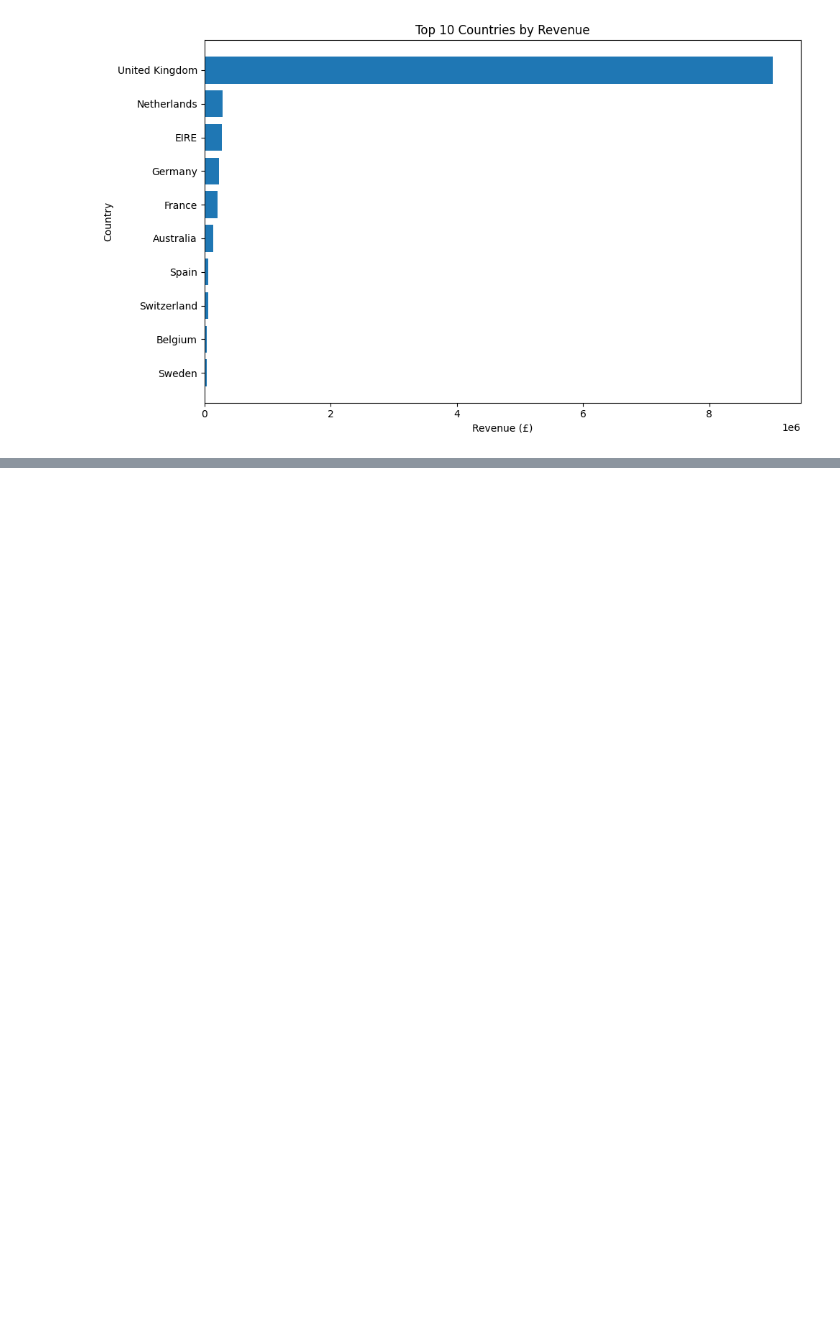
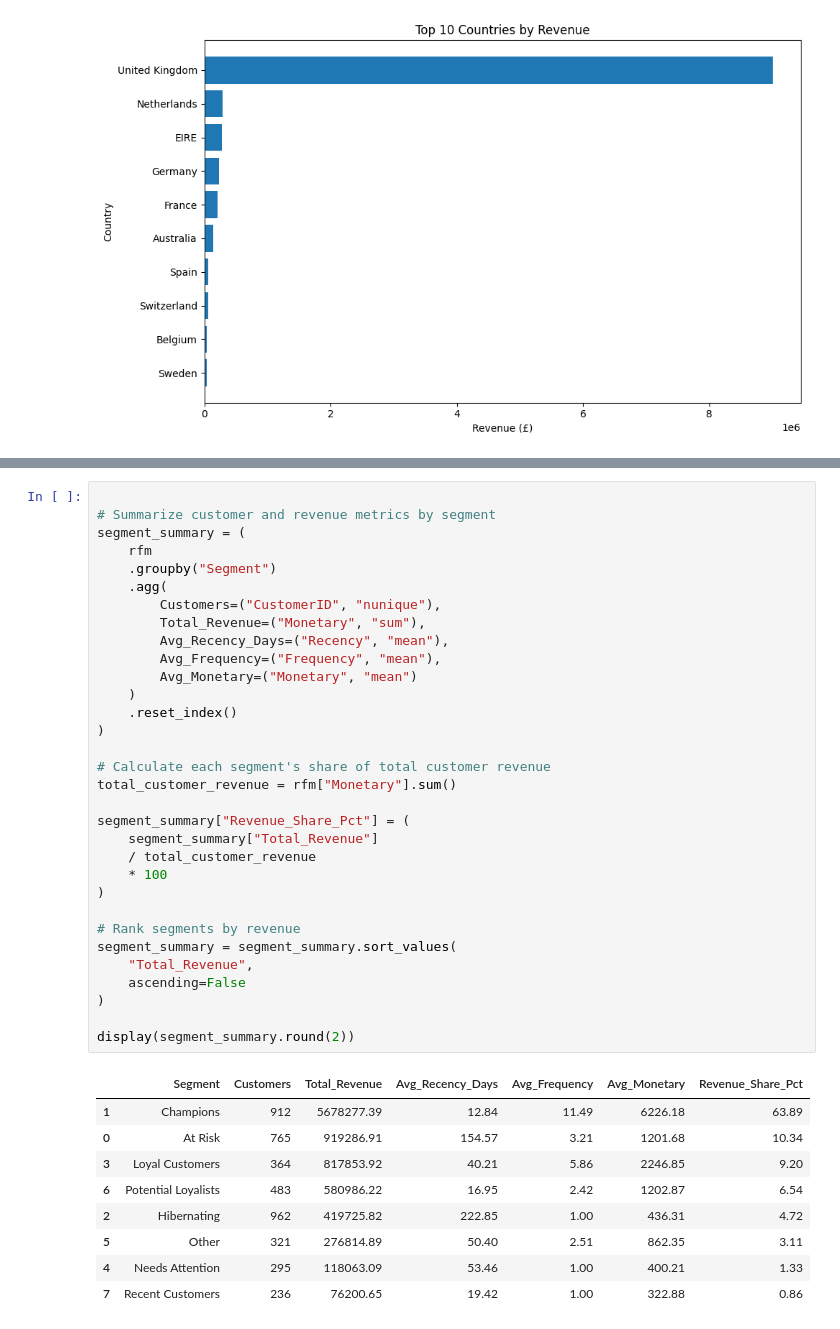
Before and after one commit to sahelsepehri/data-analysis-portfolio, a Jupyter notebook: ecommerce-sales-analysis/notebooks/E-commerce Sales Performance Analysis.ipynb, the cells around one changed output, grey strips where cells are left out. Drawn from its saved outputs; the diff is of its cells as text; blank space fills up the shorter version.

```diff
--- a/ecommerce-sales-analysis/notebooks/E-commerce Sales Performance Analysis.ipynb
+++ b/ecommerce-sales-analysis/notebooks/E-commerce Sales Performance Analysis.ipynb
@@ -589,0 +851,42 @@ plt.show()
+# %%
+
+# Summarize customer and revenue metrics by segment
+segment_summary = (
+    rfm
+    .groupby("Segment")
+    .agg(
+        Customers=("CustomerID", "nunique"),
+        Total_Revenue=("Monetary", "sum"),
+        Avg_Recency_Days=("Recency", "mean"),
+        Avg_Frequency=("Frequency", "mean"),
+        Avg_Monetary=("Monetary", "mean")
+    )
+    .reset_index()
+)
+
+# Calculate each segment's share of total customer revenue
+total_customer_revenue = rfm["Monetary"].sum()
+
+segment_summary["Revenue_Share_Pct"] = (
+    segment_summary["Total_Revenue"]
+    / total_customer_revenue
+    * 100
+)
+
+# Rank segments by revenue
+segment_summary = segment_summary.sort_values(
+    "Total_Revenue",
+    ascending=False
+)
+
+display(segment_summary.round(2))
+# %% [output]
+|  | Segment | Customers | Total_Revenue | Avg_Recency_Days | Avg_Frequency | Avg_Monetary | Revenue_Share_Pct |
+| 1 | Champions | 912 | 5678277.39 | 12.84 | 11.49 | 6226.18 | 63.89 |
+| 0 | At Risk | 765 | 919286.91 | 154.57 | 3.21 | 1201.68 | 10.34 |
+| 3 | Loyal Customers | 364 | 817853.92 | 40.21 | 5.86 | 2246.85 | 9.20 |
+| 6 | Potential Loyalists | 483 | 580986.22 | 16.95 | 2.42 | 1202.87 | 6.54 |
+| 2 | Hibernating | 962 | 419725.82 | 222.85 | 1.00 | 436.31 | 4.72 |
+| 5 | Other | 321 | 276814.89 | 50.40 | 2.51 | 862.35 | 3.11 |
+| 4 | Needs Attention | 295 | 118063.09 | 53.46 | 1.00 | 400.21 | 1.33 |
+| 7 | Recent Customers | 236 | 76200.65 | 19.42 | 1.00 | 322.88 | 0.86 |
```
Also changed, not shown: parts of 14 cells of this notebook, 2 other files.
